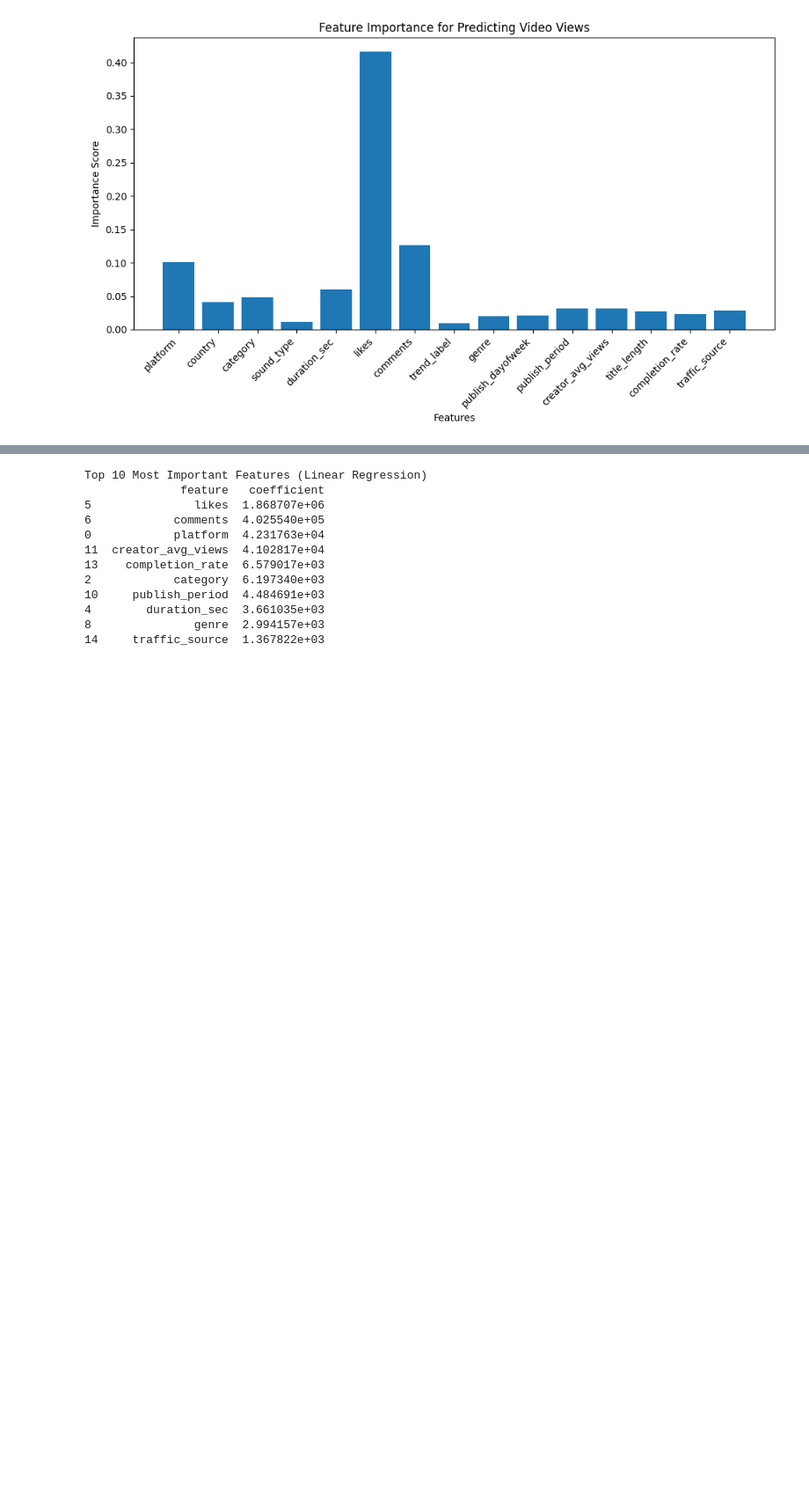
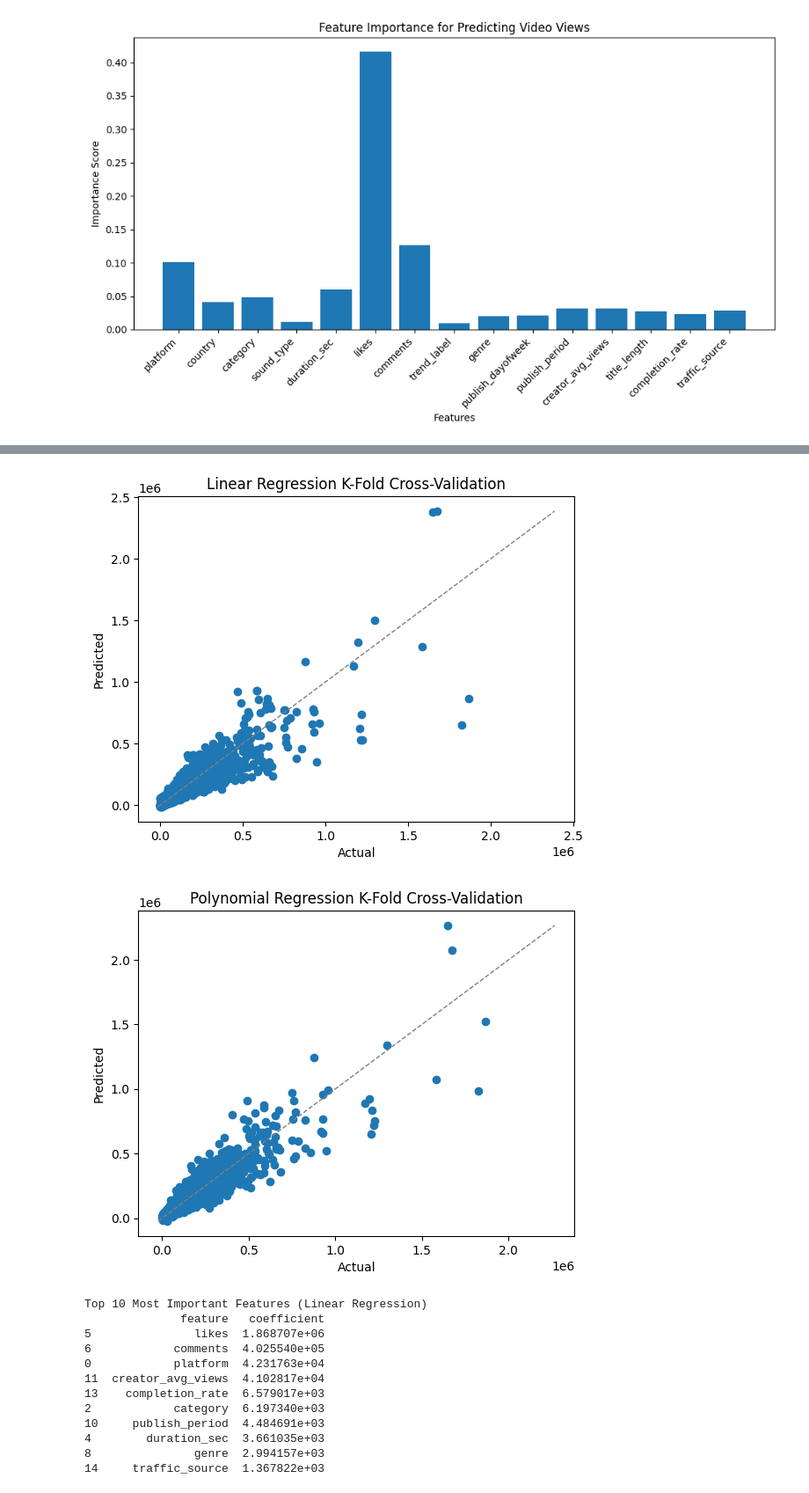
Before and after one commit to TimurGar/Final-Project-ML, a Jupyter notebook: main.ipynb, the cells around one changed output, grey strips where cells are left out. Shown at 88% size. Drawn from its saved outputs; the diff is of its cells as text; code cells hidden in the pictures; blank space fills up the shorter version.

Commit message:
Polynomial regression added; Model Visualizations

```diff
--- a/main.ipynb
+++ b/main.ipynb
@@ -215,6 +213,7 @@ Top 10 Most Important Features:
 [figure]
 # %%
 # Scale features for Linear Regression
+from sklearn.model_selection import KFold, cross_val_predict
 from sklearn.preprocessing import MinMaxScaler
 
 scaler = MinMaxScaler()
@@ -222,6 +221,9 @@ X_scaled = scaler.fit_transform(X_encoded)
 
 # Convert back to DataFrame to keep column names
 X_scaled_df = pd.DataFrame(X_scaled, columns=X_encoded.columns)
+
+# K-fold cross-validation
+kf = KFold(n_splits=5, shuffle=True, random_state=42)
 # %%
 # Linear Regression Model
 from sklearn.linear_model import LinearRegression
@@ -235,11 +237,21 @@ lr_model.fit(X_scaled_df, y_encoded)
 # Make predictions
 y_pred_lr = lr_model.predict(X_scaled_df)
 
+# Perform cross-validation predictions
+y_pred_lr_cv = cross_val_predict(lr_model, X_scaled_df, y_encoded, cv=kf)
+
 # Calculate metrics
 mse_lr = mean_squared_error(y_encoded, y_pred_lr)
 rmse_lr = np.sqrt(mse_lr)
 mae_lr = mean_absolute_error(y_encoded, y_pred_lr)
 r2_lr = r2_score(y_encoded, y_pred_lr)
+
+# Calculate cross-validation metrics
+mse_lr_cv = mean_squared_error(y_encoded, y_pred_lr_cv)
+rmse_lr_cv = np.sqrt(mse_lr_cv)
+mae_lr_cv = mean_absolute_error(y_encoded, y_pred_lr_cv)
+r2_lr_cv = r2_score(y_encoded, y_pred_lr_cv)
+
 
 print("\n" + "="*50)
 print("Linear Regression Results (Scaled Features)")
@@ -248,6 +260,11 @@ print(f"RMSE: {rmse_lr:,.2f}")
 print(f"MAE: {mae_lr:,.2f}")
 print(f"R² Score: {r2_lr:.4f}")
 print("="*50)
+print("Cross-Validation Results:")
+print(f"CV RMSE: {rmse_lr_cv:,.2f}")
+print(f"CV MAE: {mae_lr_cv:,.2f}")
+print(f"CV R² Score: {r2_lr_cv:.4f}")
+print("="*50)
 # %% [output]
 Training Linear Regression Model (with scaled features)...
 
@@ -261,3 +338,38 @@ R² Score: 0.8109
+# %%
+# Visualizing Models
+
+# Linear Regression Predictions vs Actual
+# K-fold cross-validation visualization
+plt.scatter(y_encoded, y_pred_lr_cv)
+plt.title(f'Linear Regression K-Fold Cross-Validation')
+plt.xlabel('Actual')
+plt.ylabel('Predicted')
+
+lims = [
+    np.min([y_encoded.min(), y_pred_lr_cv.min()]),
+    np.max([y_encoded.max(), y_pred_lr_cv.max()])
+]
+
+# Add diagonal line
+plt.plot(lims, lims, 'k--', color='grey', linewidth=1)
+
+plt.show()
+
+# Polynomial Regression Predictions vs Actual
+plt.scatter(y_encoded, y_pred_p_cv)
+plt.title(f'Polynomial Regression K-Fold Cross-Validation')
+plt.xlabel('Actual')
+plt.ylabel('Predicted')
+lims = [
+    np.min([y_encoded.min(), y_pred_p_cv.min()]),
+    np.max([y_encoded.max(), y_pred_p_cv.max()])
+]
+# Add diagonal line
+plt.plot(lims, lims, 'k--', color='grey', linewidth=1)
+plt.show()
+# %% [output]
+[figure, added]
+[figure, added]
 # %%
 # Feature Importance for Linear Regression (Coefficients)
 
```
Also changed, not shown: parts of 7 cells of this notebook.
